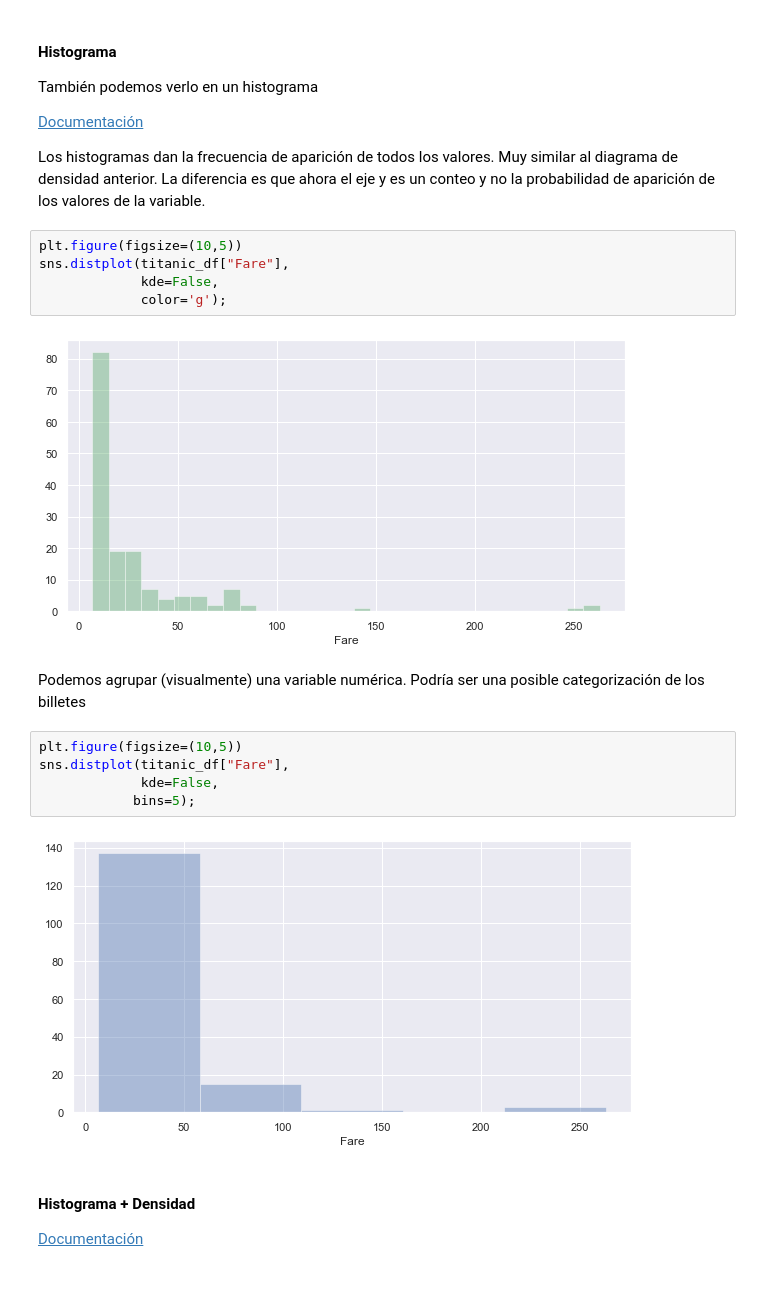
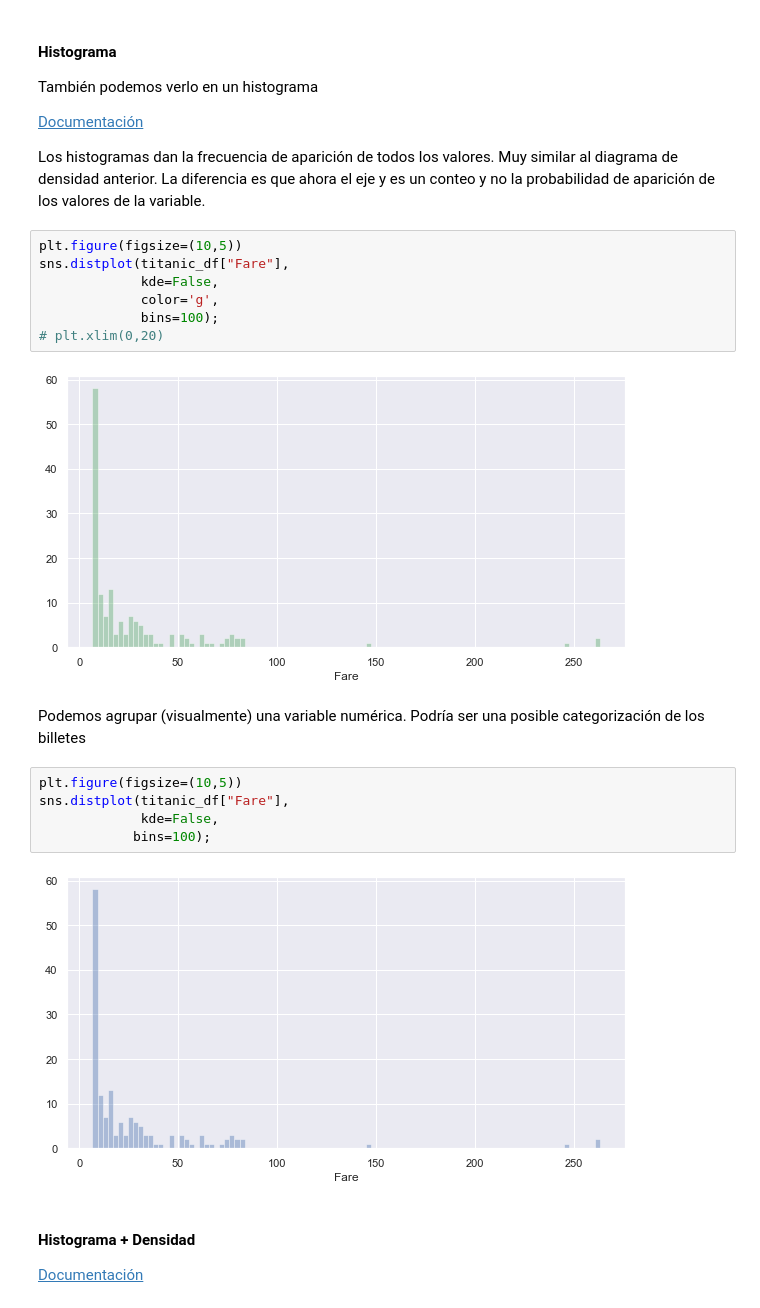
Before and after one commit to marcusRB/ds_thebridge_1_22, a Jupyter notebook: 2-Data_Analysis/4-Visualización/2-Seaborn/Teoria/EDA_Seaborn.ipynb, the cells around one changed output. Cells and saved outputs as stored; diff of their text form.

```diff
--- a/2-Data_Analysis/4-Visualización/2-Seaborn/Teoria/EDA_Seaborn.ipynb
+++ b/2-Data_Analysis/4-Visualización/2-Seaborn/Teoria/EDA_Seaborn.ipynb
@@ -122,18 +149,20 @@ Los histogramas dan la frecuencia de aparición de todos los valores. Muy simila
 plt.figure(figsize=(10,5))
 sns.distplot(titanic_df["Fare"],
              kde=False,
-             color='g');
+             color='g',
+             bins=100);
+# plt.xlim(0,20)
 # %% [output]
-[figure, old version]
+[figure, new version]
 # %% [markdown]
 Podemos agrupar (visualmente) una variable numérica. Podría ser una posible categorización de los billetes
 # %%
 plt.figure(figsize=(10,5))
 sns.distplot(titanic_df["Fare"],
              kde=False,
-            bins=5);
+            bins=100);
 # %% [output]
-[figure, old version]
+[figure, new version]
 # %% [markdown]
 #### Histograma + Densidad
 
```
Also changed, not shown: parts of 24 cells of this notebook.
